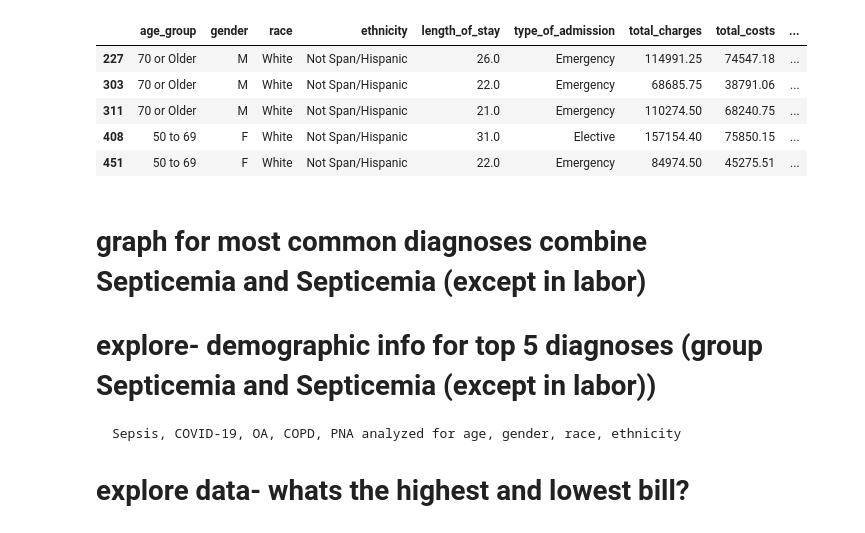
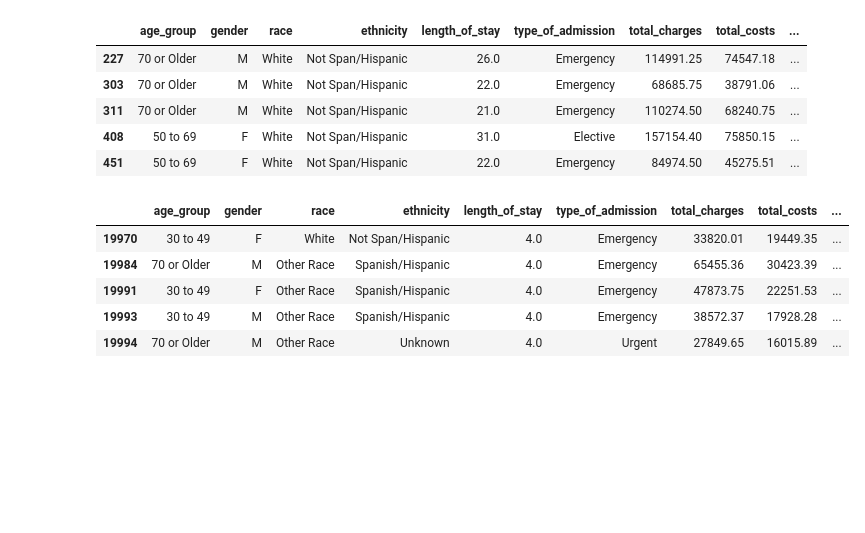
Before and after one commit to ChloeSecreti/Healthcare-Costs, a Jupyter notebook: health analysis.ipynb, the cells around one changed output. Cells and saved outputs as stored; diff of their text form; code cells hidden in the pictures; blank space fills up the shorter version.

```diff
--- a/health analysis.ipynb
+++ b/health analysis.ipynb
@@ -127,0 +152,4 @@ healthcare.head()
+# %%
+# since the aim of this project is more for identifying characteristics/demographics of patients prior to
+# admission, which is not information known or relevant for newborns, the 'liveborn' diagnosis is also edited out
+avg_stay = avg_stay[~avg_stay['Diagnosis'].str.contains('liveborn', case=False)]
@@ -157,7 +207,7 @@ Name: count, Length: 115, dtype: int64
 # %%
 # because psychiatric hospitalizations are not the focus and differ from other medical stays, they are edited out here
 # using key words in Diagnosis column (ideally, there would have been ICD codes, but it is not used in this data)
-psychiatric_keywords = ['depression', 'schizophrenia', 'anxiety', 'bipolar', 'psychosis', 'psychotic', 'mood']
+psychiatric_keywords = ['depression', 'depressive', 'schizophrenia', 'anxiety', 'bipolar', 'psychosis', 'psychotic', 'mood']
 ext_stay_no_psychiatric = ext_stay[~ext_stay['Diagnosis'].str.contains('|'.join(psychiatric_keywords), case=False)]
 ext_stay_no_psychiatric['Diagnosis'].value_counts().head(10)
 # %% [output]
@@ -205,8 +255,3 @@ hospitalizations.head()
 | 311 | 70 or Older | M | White | Not Span/Hispanic | 21.0 | Emergency | 110274.50 | 68240.75 | ... |
 | 408 | 50 to 69 | F | White | Not Span/Hispanic | 31.0 | Elective | 157154.40 | 75850.15 | ... |
 | 451 | 50 to 69 | F | White | Not Span/Hispanic | 22.0 | Emergency | 84974.50 | 45275.51 | ... |
-# %% [markdown]
-# graph for most common diagnoses combine Septicemia and Septicemia (except in labor)
-# explore- demographic info for top 5 diagnoses (group Septicemia and Septicemia (except in labor))
-    Sepsis, COVID-19, OA, COPD, PNA analyzed for age, gender, race, ethnicity
-# explore data- whats the highest and lowest bill?
@@ -217,0 +258,15 @@ hospitalizations.head()
+# %%
+# upon trial and error with Tableau, I want to be able to have my dashboard use a filter to compare average
+# to extended hospitalizations. So I am going to join the two tables here
+avg_and_extended = pd.concat([hospitalizations, avg_stay])
+
+# just checking to make sure it looks correct
+avg_and_extended. head()
+avg_and_extended.tail()
+# %% [output]
+|  | age_group | gender | race | ethnicity | length_of_stay | type_of_admission | total_charges | total_costs | ... |
+| 19970 | 30 to 49 | F | White | Not Span/Hispanic | 4.0 | Emergency | 33820.01 | 19449.35 | ... |
+| 19984 | 70 or Older | M | Other Race | Spanish/Hispanic | 4.0 | Emergency | 65455.36 | 30423.39 | ... |
+| 19991 | 30 to 49 | F | Other Race | Spanish/Hispanic | 4.0 | Emergency | 47873.75 | 22251.53 | ... |
+| 19993 | 30 to 49 | M | Other Race | Spanish/Hispanic | 4.0 | Emergency | 38572.37 | 17928.28 | ... |
+| 19994 | 70 or Older | M | Other Race | Unknown | 4.0 | Urgent | 27849.65 | 16015.89 | ... |
```
Also changed, not shown: parts of 16 cells of this notebook.
